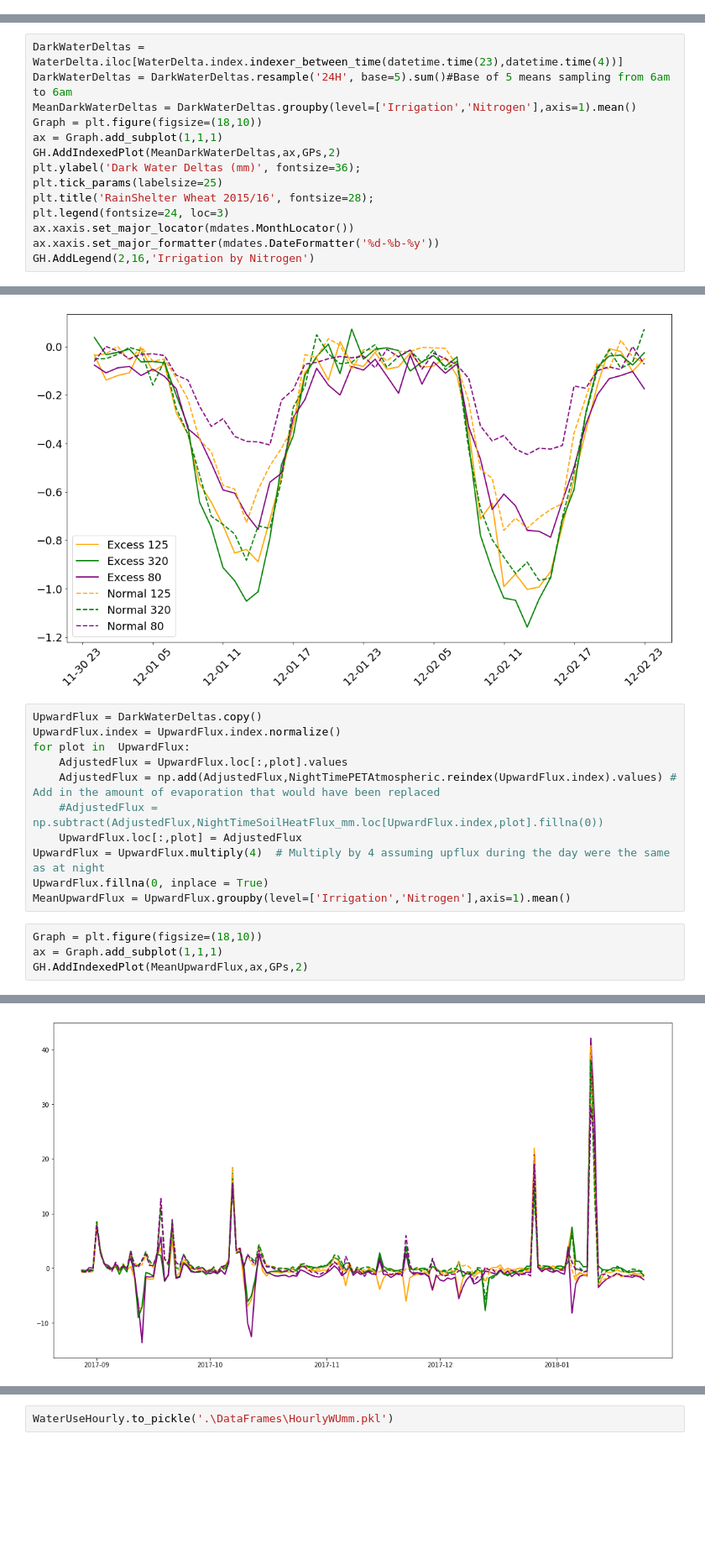
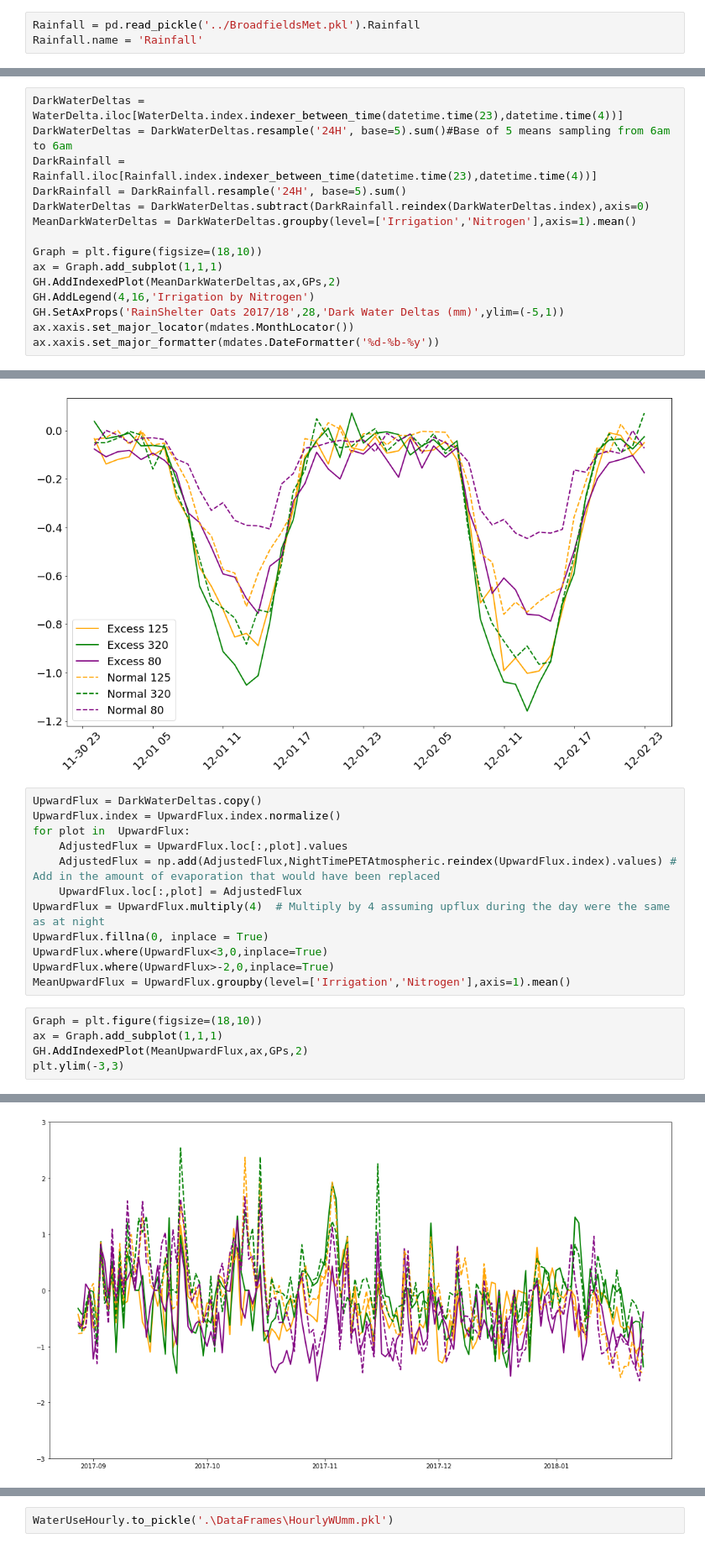
Before and after one commit to HamishBrownPFR/CropWaterAnalysis, a Jupyter notebook: Oats/LatentHeatFluxAnalysis.ipynb, the cells around one changed output, grey strips where cells are left out. Shown at 84% size. Saved outputs shown, nothing was run; the diff lists cells and outputs as text; blank space fills up the shorter version.

```diff
--- a/Oats/LatentHeatFluxAnalysis.ipynb
+++ b/Oats/LatentHeatFluxAnalysis.ipynb
@@ -14,6 +14,9 @@ import matplotlib.dates as mdates
 import GraphHelpers as GH
 # %%
 WaterDelta = pd.read_pickle('.\DataFrames\ProfileWaterDelta.pkl')
+# %%
+Rainfall = pd.read_pickle('../BroadfieldsMet.pkl').Rainfall
+Rainfall.name = 'Rainfall'
 # %%
 GPs = GH.SetGraphicsPatterns(WaterDelta.columns,
                     ['-','--'],
@@ -46,15 +49,16 @@ Normal 125  --  orange  0.45   ^   white
 # %%
 DarkWaterDeltas = WaterDelta.iloc[WaterDelta.index.indexer_between_time(datetime.time(23),datetime.time(4))]
 DarkWaterDeltas = DarkWaterDeltas.resample('24H', base=5).sum()#Base of 5 means sampling from 6am to 6am
+DarkRainfall = Rainfall.iloc[Rainfall.index.indexer_between_time(datetime.time(23),datetime.time(4))]
+DarkRainfall = DarkRainfall.resample('24H', base=5).sum()
+DarkWaterDeltas = DarkWaterDeltas.subtract(DarkRainfall.reindex(DarkWaterDeltas.index),axis=0)
 MeanDarkWaterDeltas = DarkWaterDeltas.groupby(level=['Irrigation','Nitrogen'],axis=1).mean()
+
 Graph = plt.figure(figsize=(18,10))
 ax = Graph.add_subplot(1,1,1)
 GH.AddIndexedPlot(MeanDarkWaterDeltas,ax,GPs,2)
-plt.ylabel('Dark Water Deltas (mm)', fontsize=36);
-plt.tick_params(labelsize=25)
-plt.title('RainShelter Wheat 2015/16', fontsize=28);
-plt.legend(fontsize=24, loc=3)
+GH.AddLegend(4,16,'Irrigation by Nitrogen')
+GH.SetAxProps('RainShelter Oats 2017/18',28,'Dark Water Deltas (mm)',ylim=(-5,1))
 ax.xaxis.set_major_locator(mdates.MonthLocator())
 ax.xaxis.set_major_formatter(mdates.DateFormatter('%d-%b-%y'))
-GH.AddLegend(2,16,'Irrigation by Nitrogen')
 # %% [output]
@@ -150,13 +148,15 @@ UpwardFlux.index = UpwardFlux.index.normalize()
 for plot in  UpwardFlux:
     AdjustedFlux = UpwardFlux.loc[:,plot].values
     AdjustedFlux = np.add(AdjustedFlux,NightTimePETAtmospheric.reindex(UpwardFlux.index).values) # Add in the amount of evaporation that would have been replaced
-    #AdjustedFlux = np.subtract(AdjustedFlux,NightTimeSoilHeatFlux_mm.loc[UpwardFlux.index,plot].fillna(0))
     UpwardFlux.loc[:,plot] = AdjustedFlux
 UpwardFlux = UpwardFlux.multiply(4)  # Multiply by 4 assuming upflux during the day were the same as at night
 UpwardFlux.fillna(0, inplace = True)
+UpwardFlux.where(UpwardFlux<3,0,inplace=True)
+UpwardFlux.where(UpwardFlux>-2,0,inplace=True)
 MeanUpwardFlux = UpwardFlux.groupby(level=['Irrigation','Nitrogen'],axis=1).mean()
 # %%
 Graph = plt.figure(figsize=(18,10))
 ax = Graph.add_subplot(1,1,1)
 GH.AddIndexedPlot(MeanUpwardFlux,ax,GPs,2)
+plt.ylim(-3,3)
 # %% [output]
@@ -163,4 +164,4 @@ GH.AddIndexedPlot(MeanUpwardFlux,ax,GPs,2)
-[figure, old version]
+[figure, new version]
 # %%
 WaterDeltaHourly = WaterDelta.resample('h').sum()
 MeanWaterDeltaHourly = WaterDeltaHourly.groupby(level=['Irrigation', 'Nitrogen'],axis=1).mean()
```
Also changed, not shown: parts of 12 cells of this notebook, 5 other files.
